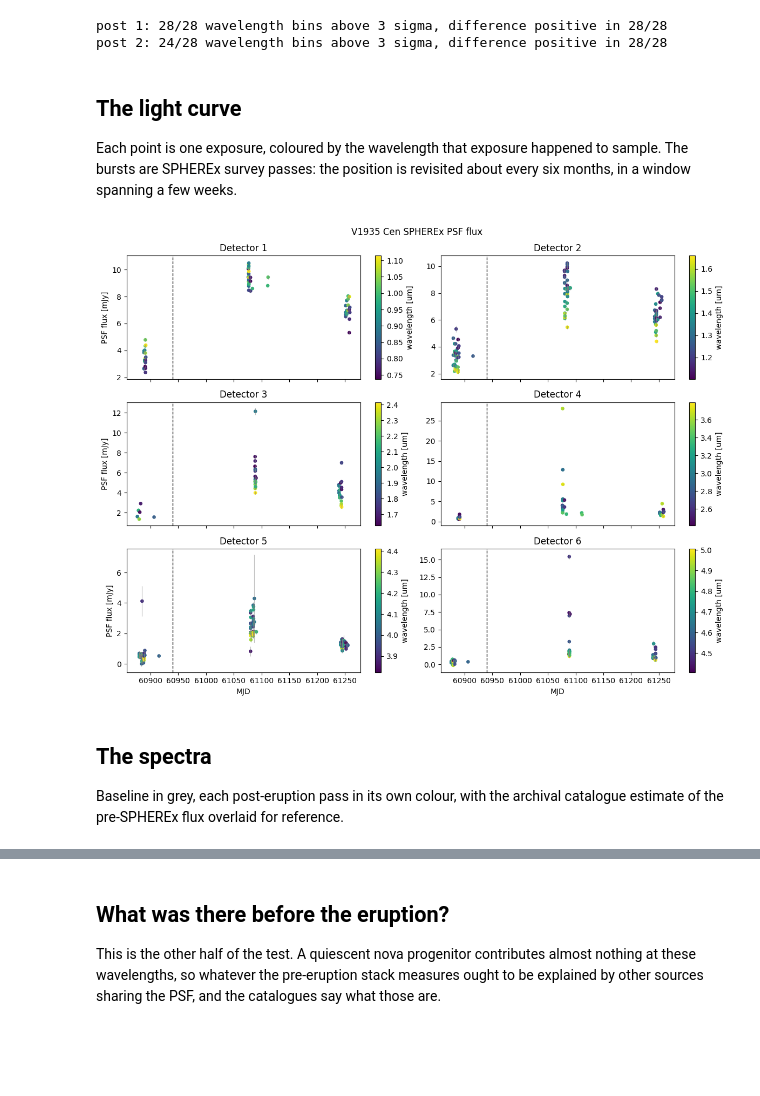
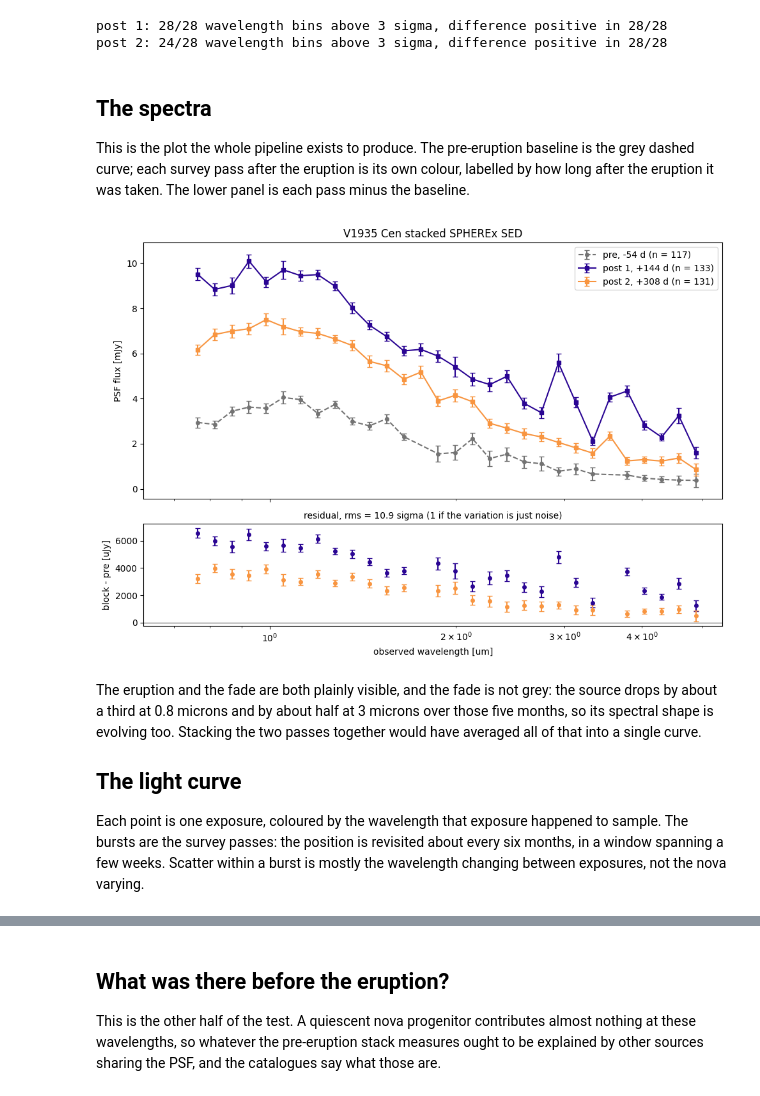
Before and after one commit to robertdstein/obsutils, a Jupyter notebook: notebooks/spherex_nova.ipynb, the cells around one changed output, grey strips where cells are left out. Cells and saved outputs as stored; diff of their text form; code cells hidden in the pictures; blank space fills up the shorter version.

```diff
--- a/notebooks/spherex_nova.ipynb
+++ b/notebooks/spherex_nova.ipynb
@@ -88,18 +94,25 @@ for block, group in result.difference.groupby("block", sort=False):
 post 1: 28/28 wavelength bins above 3 sigma, difference positive in 28/28
 post 2: 24/28 wavelength bins above 3 sigma, difference positive in 28/28
 # %% [markdown]
-## The light curve
+## The spectra
 
-Each point is one exposure, coloured by the wavelength that exposure happened to sample. The
-bursts are SPHEREx survey passes: the position is revisited about every six months, in a window
-spanning a few weeks.
+This is the plot the whole pipeline exists to produce. The pre-eruption baseline is the grey
+dashed curve; each survey pass after the eruption is its own colour, labelled by how long after
+the eruption it was taken. The lower panel is each pass minus the baseline.
 # %%
-plot_lightcurve(result.photometry, reference_mjd=eruption_mjd, title=source);
+plot_sed(result.stacks, title=source, difference=result.difference);
 # %% [output]
-[figure, old version]
+[figure, new version]
 # %% [markdown]
-## The spectra
+The eruption and the fade are both plainly visible, and the fade is not grey: the source drops
+by about a third at 0.8 microns and by about half at 3 microns over those five months, so its
+spectral shape is evolving too. Stacking the two passes together would have averaged all of
+that into a single curve.
 
-Baseline in grey, each post-eruption pass in its own colour, with the archival catalogue
-estimate of the pre-SPHEREx flux overlaid for reference.
+## The light curve
+
+Each point is one exposure, coloured by the wavelength that exposure happened to sample. The
+bursts are the survey passes: the position is revisited about every six months, in a window
+spanning a few weeks. Scatter within a burst is mostly the wavelength changing between
+exposures, not the nova varying.
 # %%
```
Also changed, not shown: parts of 7 cells of this notebook, 3 other files.
